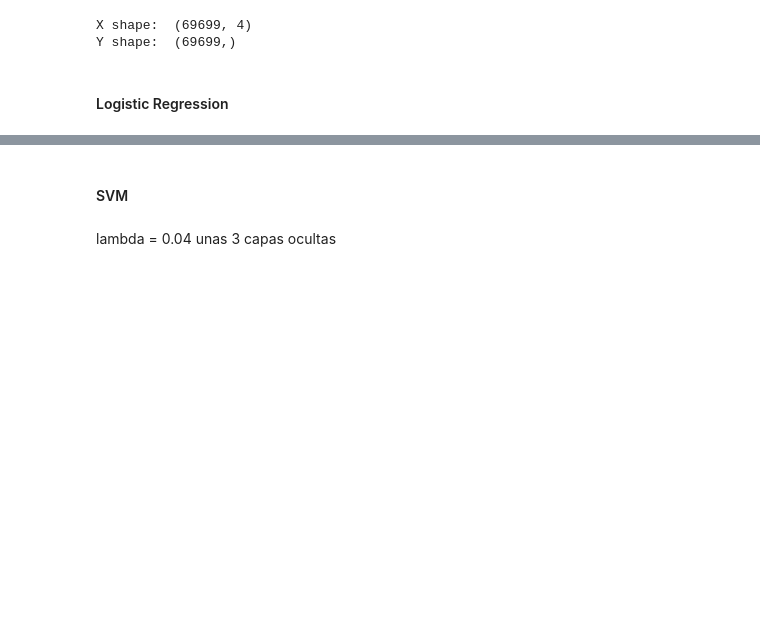
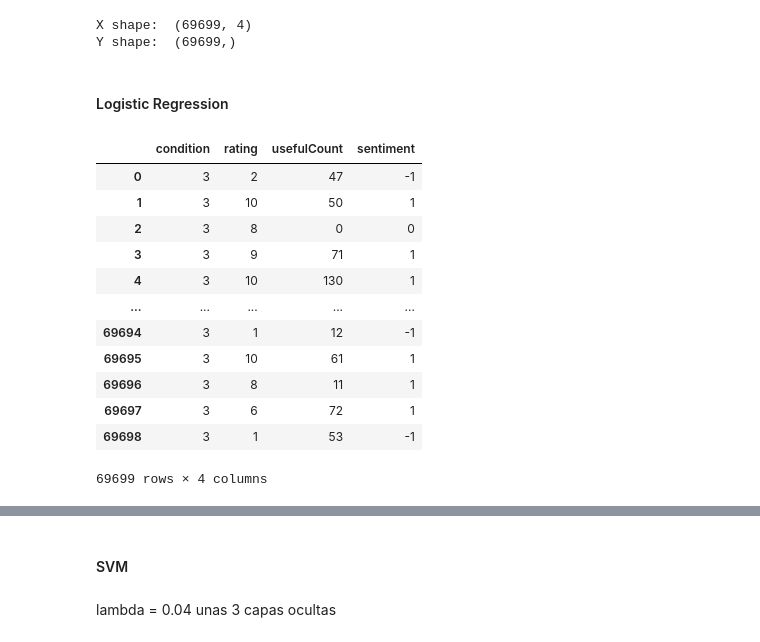
Before and after one commit to juanfranciscocis/Medicine_Recomendation, a Jupyter notebook: avance_proyecto.ipynb, the cells around one changed output, grey strips where cells are left out. Cells and saved outputs as stored; diff of their text form; code cells hidden in the pictures; blank space fills up the shorter version.

```diff
--- a/avance_proyecto.ipynb
+++ b/avance_proyecto.ipynb
@@ -747,3 +748,21 @@ Y shape:  (69699,)
 #### Logistic Regression
 # %%
 logisticRegressionFinished = False
+# %%
+# save X as a csv file
+X.to_csv('X.csv', index=False)
+X
+# %% [output]
+|  | condition | rating | usefulCount | sentiment |
+| 0 | 3 | 2 | 47 | -1 |
+| 1 | 3 | 10 | 50 | 1 |
+| 2 | 3 | 8 | 0 | 0 |
+| 3 | 3 | 9 | 71 | 1 |
+| 4 | 3 | 10 | 130 | 1 |
+| ... | ... | ... | ... | ... |
+| 69694 | 3 | 1 | 12 | -1 |
+| 69695 | 3 | 10 | 61 | 1 |
+| 69696 | 3 | 8 | 11 | 1 |
+| 69697 | 3 | 6 | 72 | 1 |
+| 69698 | 3 | 1 | 53 | -1 |
+69699 rows × 4 columns
```
Also changed, not shown: parts of 3 cells of this notebook, 2 other files.
